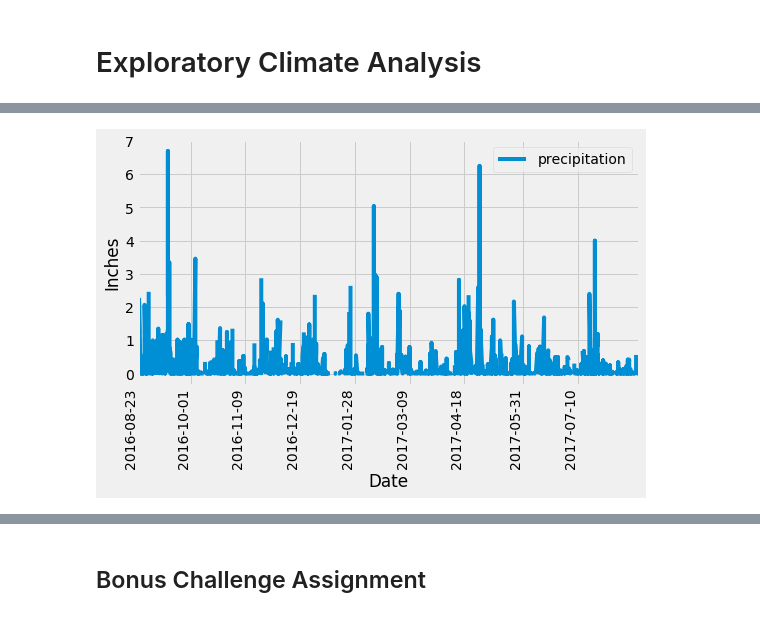
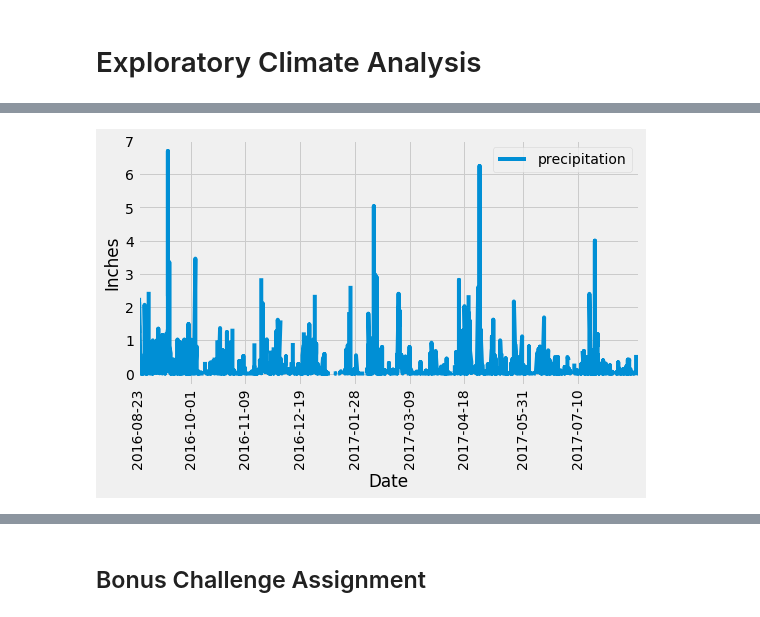
Before and after one commit to gshreve01/sqlalchemy-challenge, a Jupyter notebook: climate_starter.ipynb, the cells around one changed output, grey strips where cells are left out. Saved outputs shown, nothing was run; the diff lists cells and outputs as text; code cells hidden in the pictures.

```diff
--- a/climate_starter.ipynb
+++ b/climate_starter.ipynb
@@ -92,14 +76,14 @@ plt.style.available
 # Design a query to retrieve the last 12 months of precipitation data and plot the results
 
 # Calculate the date 1 year ago from the last data point in the database
-one_year_ago_date = last_day_of_data_dt - dt.timedelta(weeks=52, days=1)
+twelve_months_delta = relativedelta(months=12)
+one_year_ago_date = last_day_of_data_dt - twelve_months_delta
 
 # Perform a query to retrieve the data and precipitation scores
-last_12_months = session.query(Measurement.date, Measurement.prcp).filter(Measurement.date >= one_year_ago_date)
+last_12_months = session.query(Measurement.date, Measurement.prcp).filter(Measurement.date >= one_year_ago_date).all()
 
 # Save the query results as a Pandas DataFrame and set the index to the date column
-select_query = last_12_months.statement
-last_12_months_df = pd.read_sql(select_query, con=engine)
+last_12_months_df = pd.DataFrame(last_12_months, columns=['date', 'prcp'])
 last_12_months_df.set_index("date", inplace=True)
 last_12_months_df.index = pd.to_datetime(last_12_months_df.index)
 
@@ -113,33 +97,40 @@ min_tick_date = min_date
 date_tick = min_tick_date
 
 #HOW THE *#LDK WERE THESE XTICKS NATURALLY DETERMINED!!!!!!!
 #I PROBABLY SHOULD HAVE JUST HARD CODED!!!!!!
 days = 39
 iterations = 0
 max_comparison_date = max_date - dt.timedelta(days=days)
 step = 1
 while date_tick < max_comparison_date:
     xticks.append(date_tick)
     date_tick = date_tick + dt.timedelta(days=days)
     iterations += step
     if iterations == 2:
         days+=1
     if iterations == 6:
         days+=3
     if iterations == 7:
         days-=3
 
 
 # Use Pandas Plotting with Matplotlib to plot the data
 ax = last_12_months_df.plot(xlim=min_tick_date, xticks=xticks, rot=90,figsize=(8,5))
 patches, labels = ax.get_legend_handles_labels()
 labels[0] = "precipitation"
 ax.set_xlabel("Date")
 ax.set_ylabel("Inches")
 ax.legend(patches, labels, loc='upper right')
 ax.set_xlim(min_date, max_date)
+
+#Cener the horizontal ticks
+for tick in ax.xaxis.get_major_ticks():
+    tick.tick1line.set_markersize(0)
+    tick.tick2line.set_markersize(0)
+    tick.label1.set_horizontalalignment('center')
+
 plt.show()
 # %% [output]
-[figure, old version]
+[figure, new version]
 # %%
 # Use Pandas to calcualte the summary statistics for the precipitation data
```
Also changed, not shown: parts of 9 cells of this notebook.
